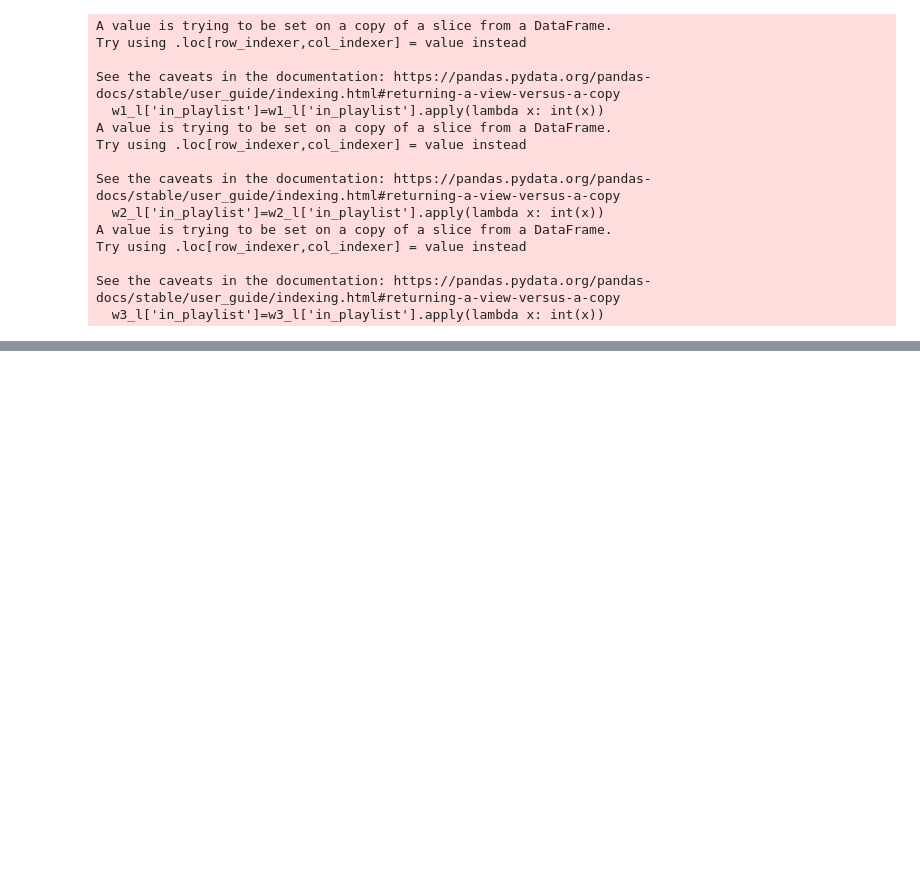
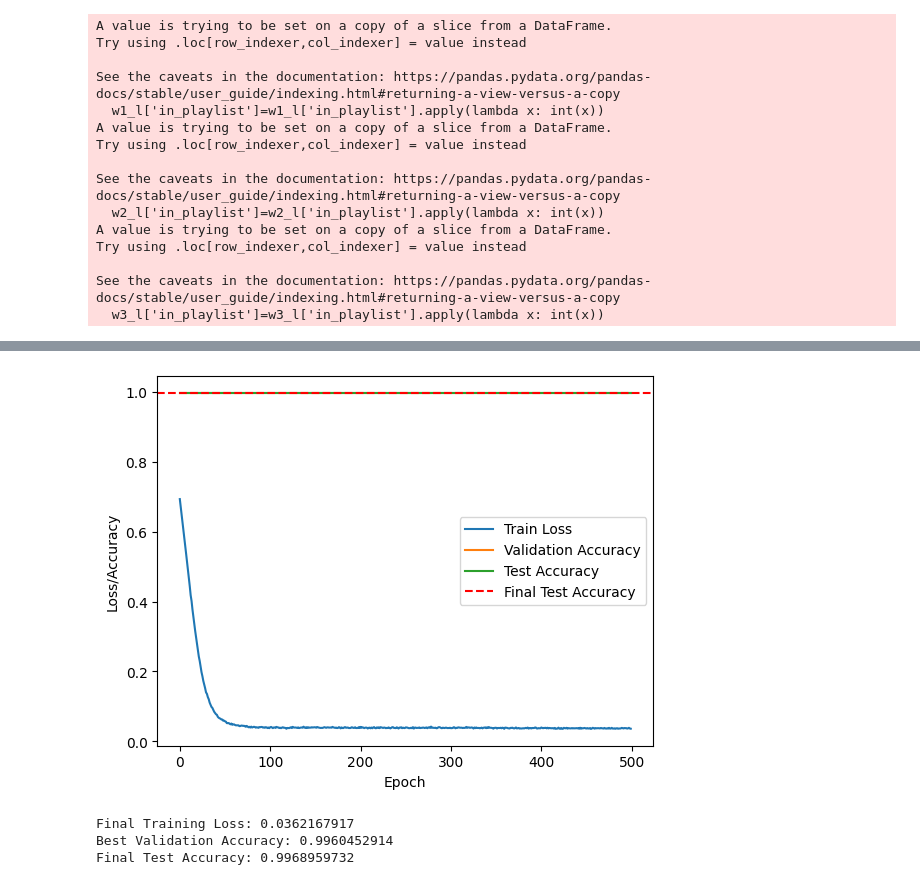
Before and after one commit to scmcqueen/SI608NetworksProject, a Jupyter notebook: gnn.ipynb, the cells around one changed output, grey strips where cells are left out. Cells and saved outputs as stored; diff of their text form; code cells hidden in the pictures; blank space fills up the shorter version.

Commit message:
gnn training

```diff
--- a/gnn.ipynb
+++ b/gnn.ipynb
@@ -166,7 +169,7 @@ class GCN(torch.nn.Module):
 
 
 model = GCN(
-    input_dim=data.x.size(1),  # Number of features
+    input_dim=2, #data.x.size(1),  # Number of features
     hidden_dim=16,
     output_dim=len(label_mapping),  # Number of classes
     dropout=0.5,  # Dropout rate
@@ -179,7 +182,8 @@ def validate():
         out = model(data)
         pred = out.argmax(dim=1)
         correct_pred = (pred[val_nodes]==data.y[val_nodes]).sum() #.items
-        return correct_pred/len(val_nodes)
+        return f1_score(data.y[val_nodes],pred[val_nodes]),correct_pred/len(val_nodes)
+        #return correct_pred/len(val_nodes)
 
 # Training and Testing Loops
 # Optimizes the model’s parameters during training
@@ -198,2 +202,25 @@ GCN(
   (conv2): GCNConv(16, 2)
 )
+# %%
+# Trains the model using the negative log-likelihood loss and updates weights using backpropagation
+def train():
+    model.train() # Sets the model to training mode
+    optimizer.zero_grad() # Resets the gradients from the previous step
+    out = model(data) # Forward pass: computes model predictions
+    loss = F.nll_loss(out[train_nodes], data.y[train_nodes]) # Computes loss on training nodes
+    loss.backward() # Backward pass: computes gradients of the loss with respect to model parameters
+    optimizer.step() # Updates model parameters
+    return loss # Returns the loss for tracking
+# %%
+# Evaluates the model’s performance on the test set
+def test():
+    model.eval()  # Sets the model to evaluation mode
+    with torch.no_grad():  # Disables gradient calculations
+        _, pred = model(data).max(dim=1)
+        # Predicts the class with the highest probability
+        corr = (pred[test_nodes]==data.y[test_nodes]).sum()
+          # Counts correct predictions for test nodes
+        acc = int(corr)/len(test_nodes)
+          # Calculates accuracy
+        f1 = f1_score(data.y[test_nodes],pred[test_nodes])
+    return f1,acc  # Returns the test accuracy
@@ -199,0 +285,21 @@ GCN(
+# %%
+# plots training loss and accuracies
+
+plt.plot(train_losses, label='Train Loss')
+plt.plot(val_accuracies, label='Validation Accuracy')
+plt.plot(test_accuracies, label='Test Accuracy')
+plt.axhline(y=test_accuracies[-1], color='r', linestyle='--', label='Final Test Accuracy')
+plt.xlabel('Epoch')
+plt.ylabel('Loss/Accuracy')
+plt.legend()
+plt.show()
+
+# Final Summary
+print(f"Final Training Loss: {train_losses[-1]:.10f}")
+print(f"Best Validation Accuracy: {best_val_acc:.10f}")
+print(f"Final Test Accuracy: {test_accuracies[-1]:.10}")
+# %% [output]
+[figure, added]
+Final Training Loss: 0.0362167917
+Best Validation Accuracy: 0.9960452914
+Final Test Accuracy: 0.9968959732
```
Also changed, not shown: parts of 6 cells of this notebook.
